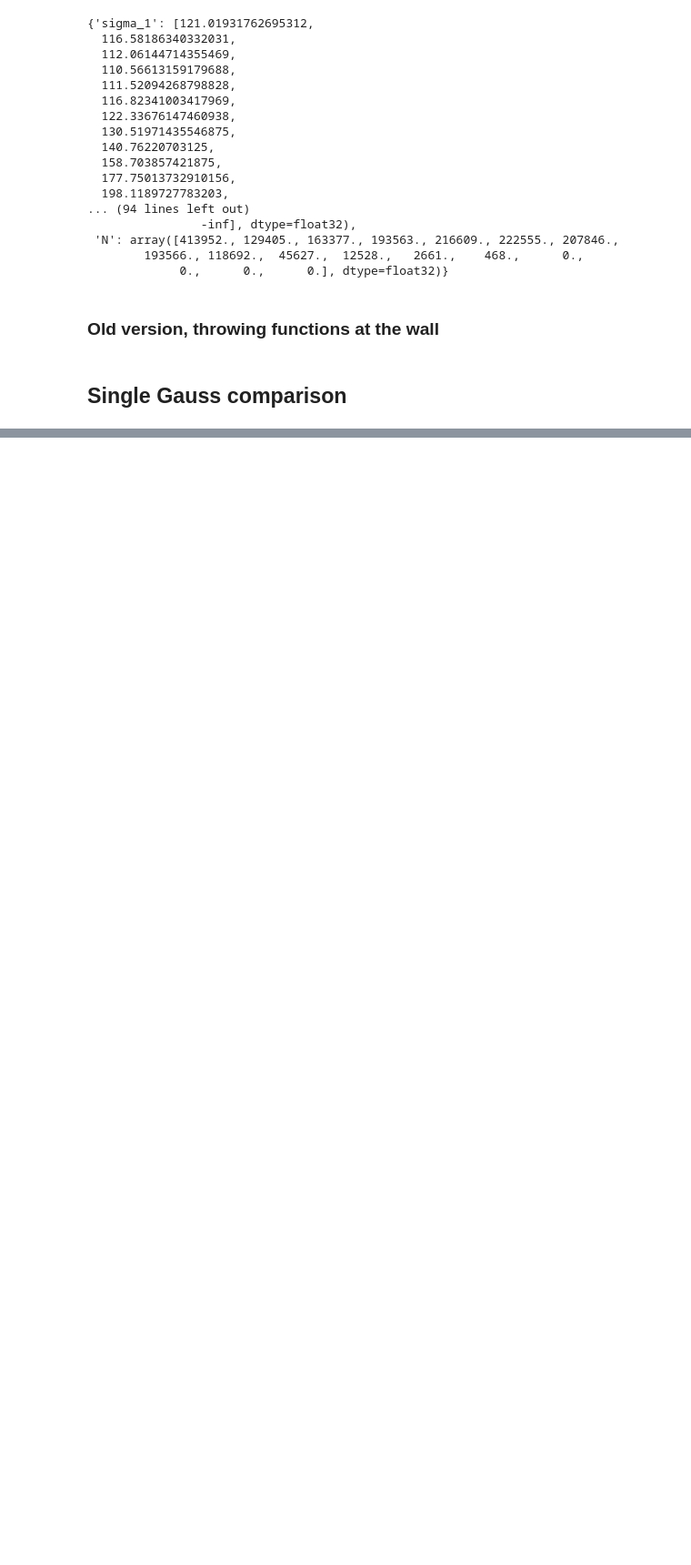
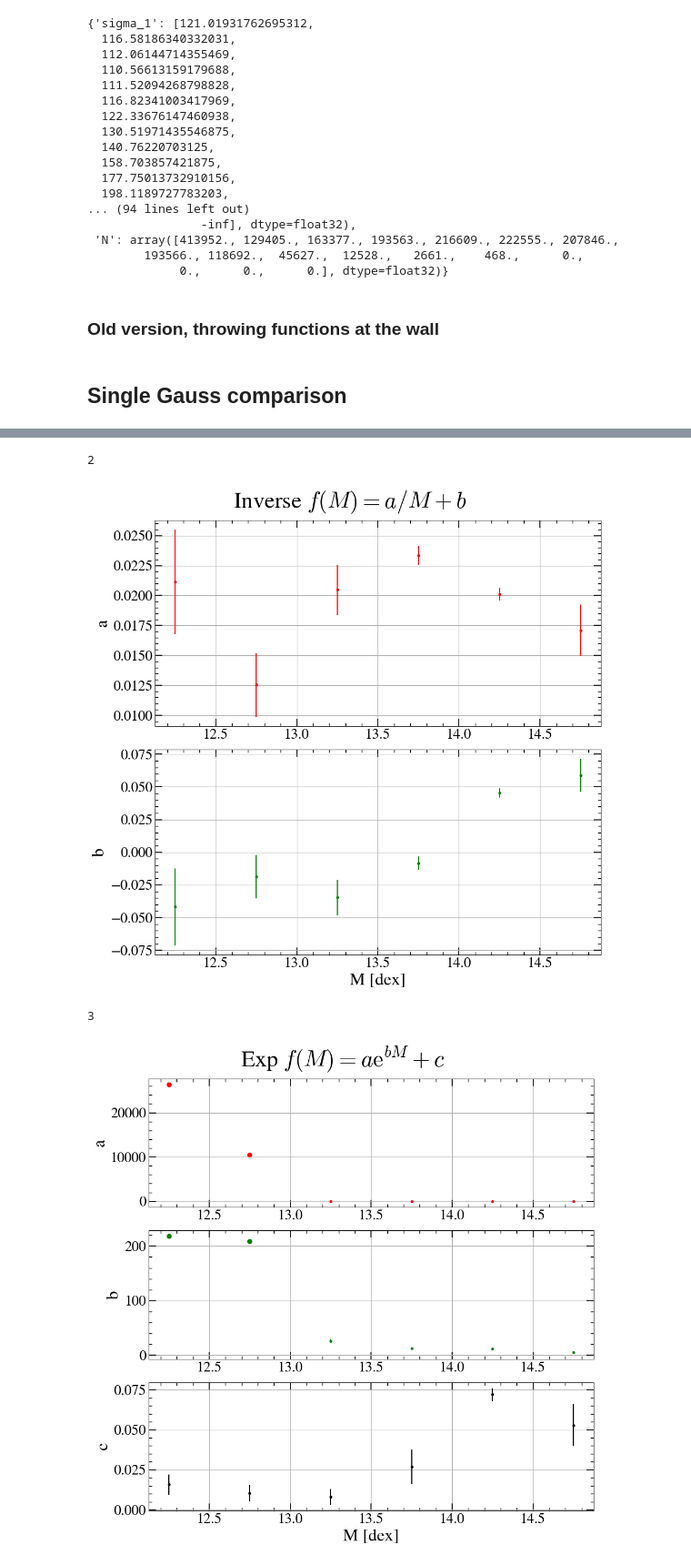
Before and after one commit to TimvdVuurst/MRP_vdvuurst, a Jupyter notebook: notebooks/onehalo_functional_forms.ipynb, the cells around one changed output, grey strips where cells are left out. Shown at 91% size. Saved outputs shown, nothing was run; the diff lists cells and outputs as text; code cells hidden in the pictures; blank space fills up the shorter version.

Commit message:
Some more on one halo lambda fitting, two halo functional form start out of boredom

```diff
--- a/notebooks/onehalo_functional_forms.ipynb
+++ b/notebooks/onehalo_functional_forms.ipynb
@@ -218,7 +218,10 @@ def reduced_chi2(O, E, sigma, dof):
     return np.sum(np.square(O - E) / sigma** 2) / dof
 
 def reduced_chi2_no_err(O, E, dof):
-    return np.sum(np.square(O - E)/ E) / dof
+    return np.sum(np.square(O - E)) / dof
+
+def MSE(O, E):
+    return np.sum(np.square(O - E)) / O.size
 
 
 def fit_all_forms(mass_dict = mass_dict, range_str = None, skip_radbin = None):
@@ -567,0 +594,59 @@ Mass bin M_15.0-15.5 does not have enough double gauss points (1). Skipping the
+# %%
+from inspect import signature
+
+mass_keys = ['M_12.0-12.5',
+            'M_12.5-13.0',
+            'M_13.0-13.5',
+            'M_13.5-14.0',
+            'M_14.0-14.5',
+            'M_14.5-15.0',
+            'M_15.0-15.5']
+
+mass_bin_centers = [12.25, 12.75, 13.25, 13.75, 14.25, 14.75, 15.25]
+
+colors = ['red', 'green', 'black']
+alphabet = 'abcdefghijklmnopqrstuvwxyz'
+
+function_strings = {'inverse':r'$f(M) = a/M + b$', 'exp':r'$f(M) = a\mathrm{e}^{bM} + c$'}
+
+def fit_mass_dependence(param = 'lambda', function = inverse_func, skip_n = 0):
+    func_name = function.__name__.strip('_func')
+    n_params = len(signature(function).parameters) - 1
+    print(n_params)
+
+    fig, axes = plt.subplots(nrows = n_params, figsize = (10, 10))
+    plt.suptitle(f'{func_name[0].upper()}{func_name[1:].lower()} ' + function_strings[func_name], fontsize = 32)
+
+    for i in range(n_params):
+        axes[i].set_ylabel(alphabet[i])
+    axes[-1].set_xlabel('M [dex]')
+    for ax in axes:
+        ax.grid()
+
+    for i,key in enumerate(mass_keys):
+        mass_val = mass_bin_centers[i]
+        try:
+            popt, perr = param_dict_lambda[key+func_name], param_dict_lambda[key+func_name+'_err']
+
+            for j in range(len(popt)):
+                if skip_n != 0:
+                    if j < skip_n and i < skip_n:
+                        axes[j].scatter(mass_val, popt[j], c = colors[j])
+                    else:
+                        axes[j].errorbar(mass_val, popt[j], yerr = perr[j], fmt = '.', c = colors[j])
+                else:
+                   axes[j].errorbar(mass_val, popt[j], yerr = perr[j], fmt = '.', c = colors[j])
+        except KeyError:
+            pass
+
+    plt.tight_layout()
+    plt.show()
+
+fit_mass_dependence()
+# fit_mass_dependence(function = exp_func)
+fit_mass_dependence(function = exp_func, skip_n= 2)
+# %% [output]
+2
+[figure, added]
+3
+[figure, added]
```
Also changed, not shown: parts of 2 cells of this notebook, 4 other files.
